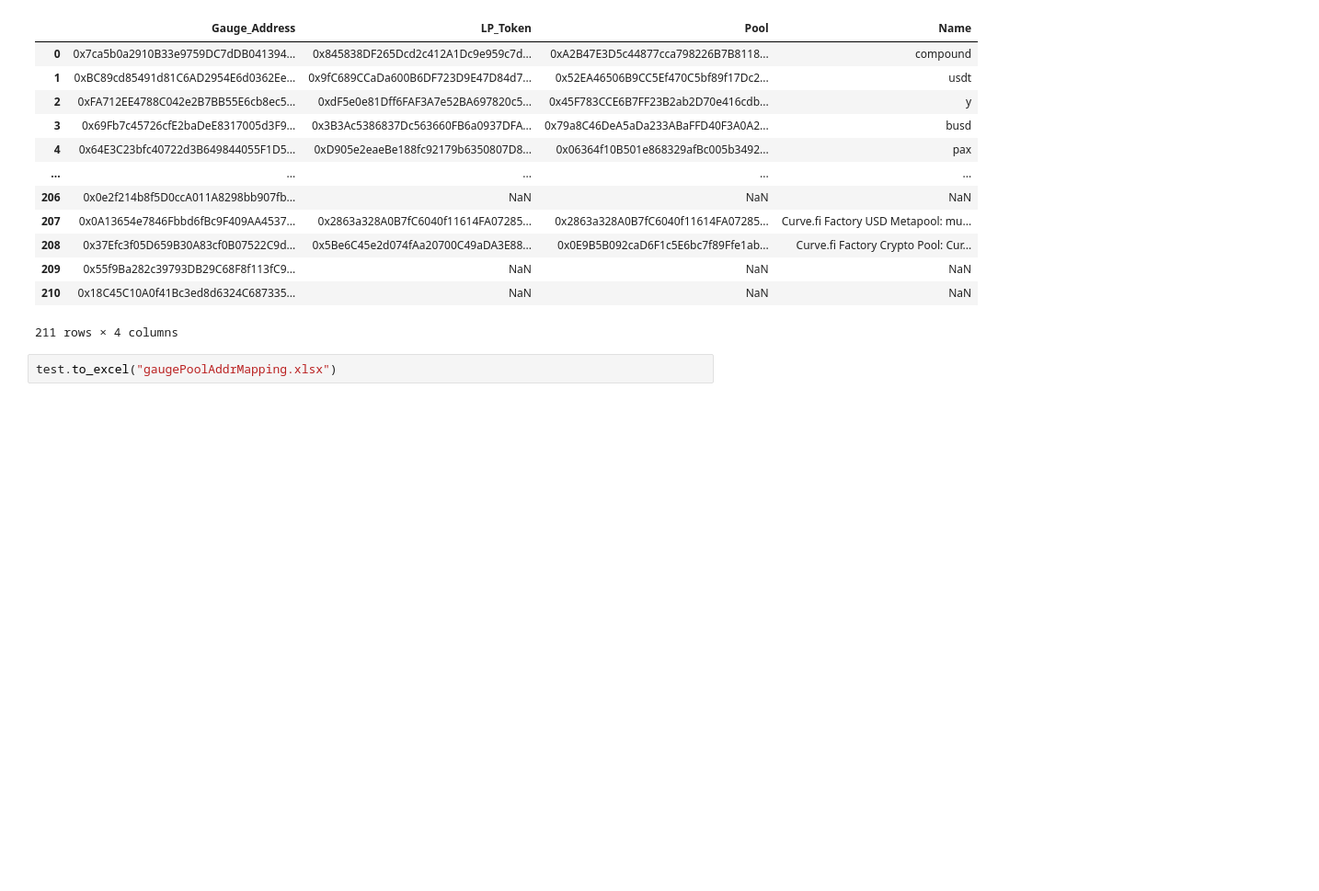
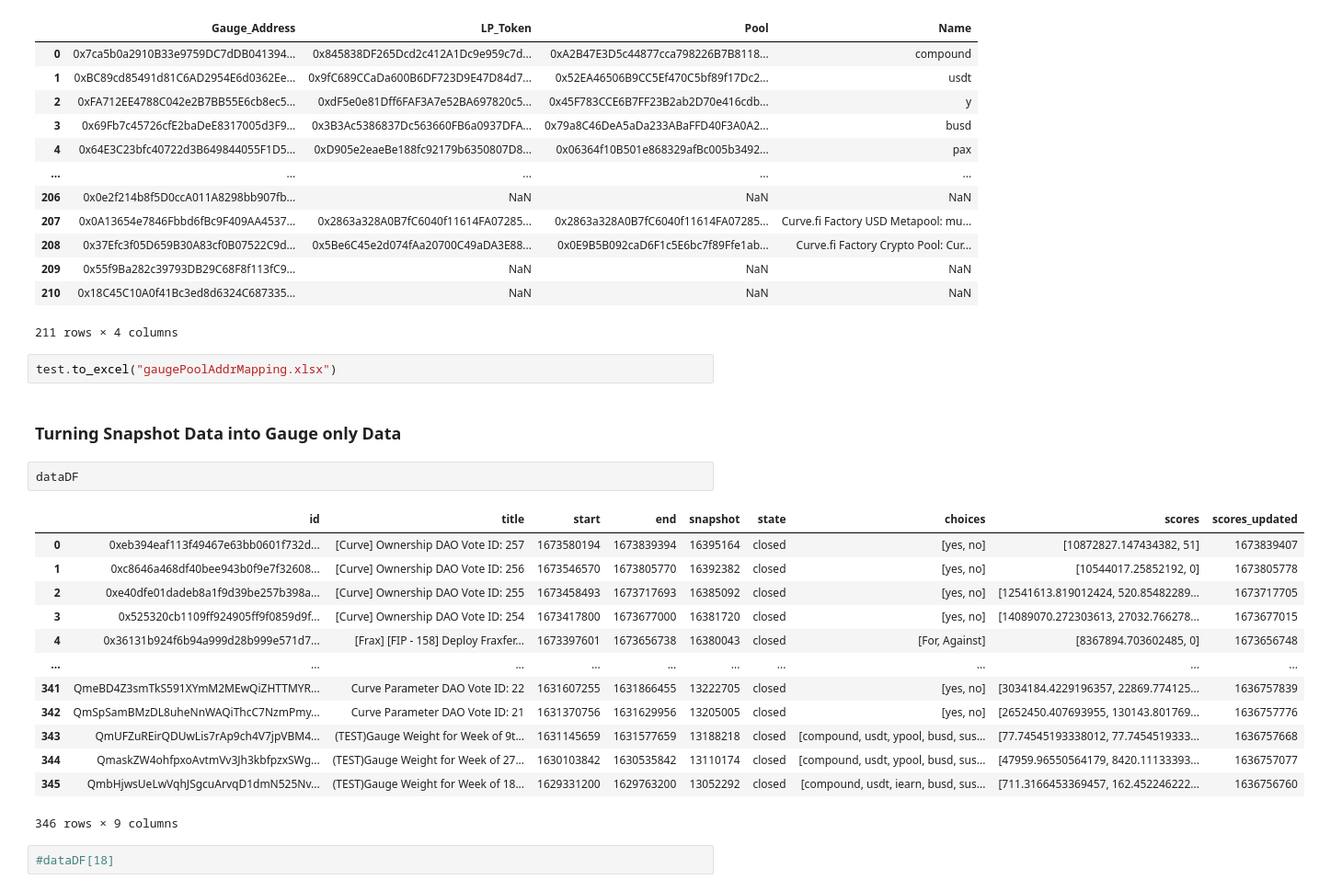
Before and after one commit to DoominEth/Web3DataSandbox, a Jupyter notebook: Untitled.ipynb, the cells around one changed output. Shown at 92% size. Cells and saved outputs as stored; diff of their text form; blank space fills up the shorter version.

```diff
--- a/Untitled.ipynb
+++ b/Untitled.ipynb
@@ -381,3 +286,23 @@ test
 211 rows × 4 columns
 # %%
 test.to_excel("gaugePoolAddrMapping.xlsx")
+# %% [markdown]
+### Turning Snapshot Data into Gauge only Data
+# %%
+dataDF
+# %% [output]
+|  | id | title | start | end | snapshot | state | choices | scores | scores_updated |
+| 0 | 0xeb394eaf113f49467e63bb0601f732d... | [Curve] Ownership DAO Vote ID: 257 | 1673580194 | 1673839394 | 16395164 | closed | [yes, no] | [10872827.147434382, 51] | 1673839407 |
+| 1 | 0xc8646a468df40bee943b0f9e7f32608... | [Curve] Ownership DAO Vote ID: 256 | 1673546570 | 1673805770 | 16392382 | closed | [yes, no] | [10544017.25852192, 0] | 1673805778 |
+| 2 | 0xe40dfe01dadeb8a1f9d39be257b398a... | [Curve] Ownership DAO Vote ID: 255 | 1673458493 | 1673717693 | 16385092 | closed | [yes, no] | [12541613.819012424, 520.85482289... | 1673717705 |
+| 3 | 0x525320cb1109ff924905ff9f0859d9f... | [Curve] Ownership DAO Vote ID: 254 | 1673417800 | 1673677000 | 16381720 | closed | [yes, no] | [14089070.272303613, 27032.766278... | 1673677015 |
+| 4 | 0x36131b924f6b94a999d28b999e571d7... | [Frax] [FIP - 158] Deploy Fraxfer... | 1673397601 | 1673656738 | 16380043 | closed | [For, Against] | [8367894.703602485, 0] | 1673656748 |
+| ... | ... | ... | ... | ... | ... | ... | ... | ... | ... |
+| 341 | QmeBD4Z3smTkS591XYmM2MEwQiZHTTMYR... | Curve Parameter DAO Vote ID: 22 | 1631607255 | 1631866455 | 13222705 | closed | [yes, no] | [3034184.4229196357, 22869.774125... | 1636757839 |
+| 342 | QmSpSamBMzDL8uheNnWAQiThcC7NzmPmy... | Curve Parameter DAO Vote ID: 21 | 1631370756 | 1631629956 | 13205005 | closed | [yes, no] | [2652450.407693955, 130143.801769... | 1636757776 |
+| 343 | QmUFZuREirQDUwLis7rAp9ch4V7jpVBM4... | (TEST)Gauge Weight for Week of 9t... | 1631145659 | 1631577659 | 13188218 | closed | [compound, usdt, ypool, busd, sus... | [77.74545193338012, 77.7454519333... | 1636757668 |
+| 344 | QmaskZW4ohfpxoAvtmVv3Jh3kbfpzxSWg... | (TEST)Gauge Weight for Week of 27... | 1630103842 | 1630535842 | 13110174 | closed | [compound, usdt, ypool, busd, sus... | [47959.96550564179, 8420.11133393... | 1636757077 |
+| 345 | QmbHjwsUeLwVqhJSgcuArvqD1dmN525Nv... | (TEST)Gauge Weight for Week of 18... | 1629331200 | 1629763200 | 13052292 | closed | [compound, usdt, iearn, busd, sus... | [711.3166453369457, 162.452246222... | 1636756760 |
+346 rows × 9 columns
+# %%
+#dataDF[18]
```
Also changed, not shown: parts of 20 cells of this notebook, 1 other file.
